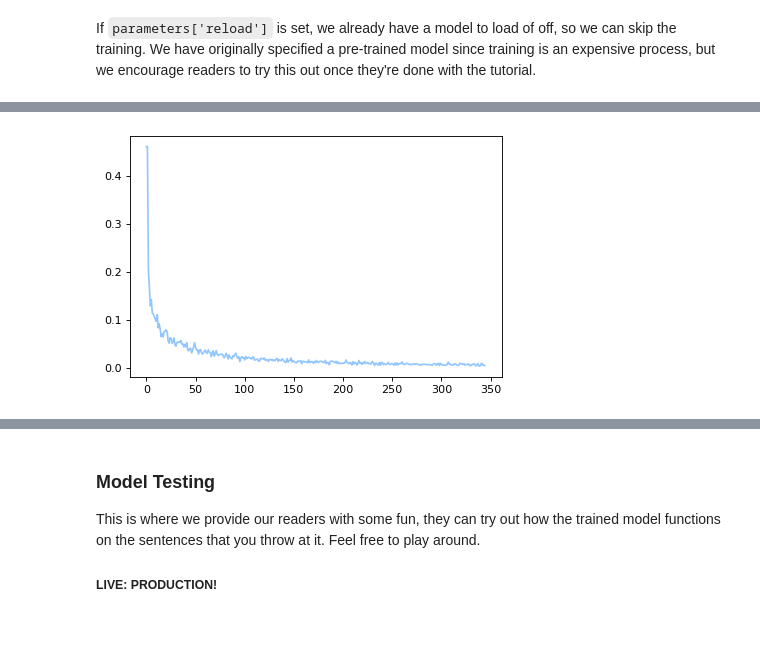
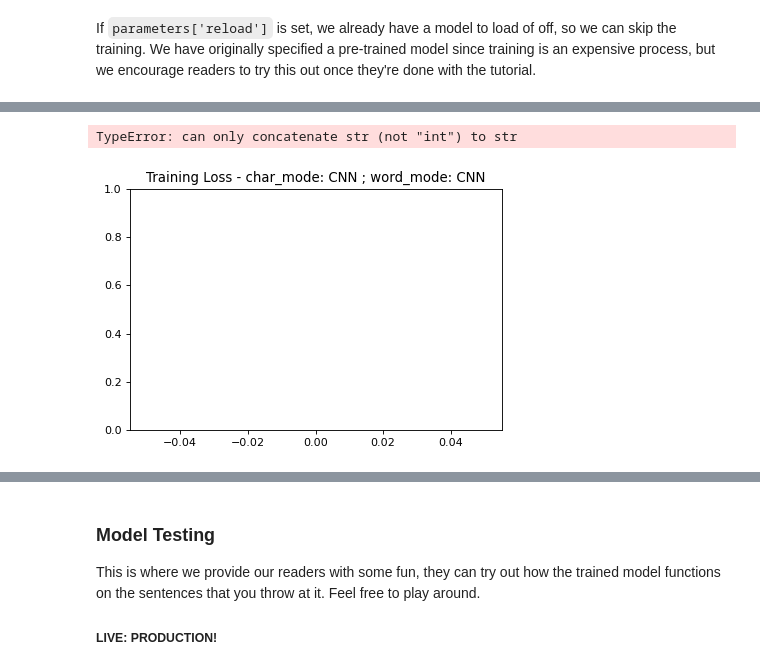
Before and after one commit to yangland/End-to-end-Sequence-Labeling-via-Bi-directional-LSTM-CNNs-CRF-Tutorial, a Jupyter notebook: Named_Entity_Recognition-LSTM-CNN-CRF-Tutorial.ipynb, the cells around one changed output, grey strips where cells are left out. Cells and saved outputs as stored; diff of their text form; code cells hidden in the pictures; blank space fills up the shorter version.

Commit message:
added chart creation
fixed the parameters
added max pooling

```diff
--- a/Named_Entity_Recognition-LSTM-CNN-CRF-Tutorial.ipynb
+++ b/Named_Entity_Recognition-LSTM-CNN-CRF-Tutorial.ipynb
@@ -447,11 +447,11 @@ The paper uses glove vectors 100 dimension vectors trained on the ( Wikipedia 20
 all_word_embeds = {}
 for i, line in enumerate(codecs.open(parameters['embedding_path'], 'r', 'utf-8')):
     s = line.strip().split()
-    if len(s) == parameters['word_dim'] + 1:
+    if len(s) == parameters['word_embedding_dim'] + 1:
         all_word_embeds[s[0]] = np.array([float(i) for i in s[1:]])
 
 #Intializing Word Embedding Matrix
-word_embeds = np.random.uniform(-np.sqrt(0.06), np.sqrt(0.06), (len(word_to_id), parameters['word_dim']))
+word_embeds = np.random.uniform(-np.sqrt(0.06), np.sqrt(0.06), (len(word_to_id),parameters['word_embedding_dim']))
 
 for w in word_to_id:
     if w in all_word_embeds:
@@ -1025,15 +1024,15 @@ def get_neg_log_likelihood(self, sentence, tags, chars2, chars2_length, d):
 # %%
 class BiLSTM_CRF(nn.Module):
 
-    def __init__(self, vocab_size, tag_to_ix, embedding_dim, hidden_dim,
-                 char_to_ix=None, pre_word_embeds=None, char_out_dimension=25,char_embedding_dim=25, use_gpu=False
+    def __init__(self, vocab_size, tag_to_ix, hidden_dim,
+                 char_to_ix=None, pre_word_embeds=None, char_out_dimension=25, char_embedding_dim=25, use_gpu=False
                  , use_crf=True, char_mode='CNN', word_embedding_dim=20, word_mode='LSTM', char_lstm_dim=10):
         '''
         Input parameters:
 
                 vocab_size= Size of vocabulary (int)
                 tag_to_ix = Dictionary that maps NER tags to indices
-                embedding_dim = Dimension of word embeddings (int)
+                word_embedding_dim = Dimension of word embeddings (int)
                 hidden_dim = The hidden dimension of the LSTM layer (int)
                 char_to_ix = Dictionary that maps characters to indices
                 pre_word_embeds = Numpy array which provides mapping from word embeddings to word indices
@@ -1049,7 +1048,7 @@ class BiLSTM_CRF(nn.Module):
 
         #parameter initialization for the model
         self.use_gpu = use_gpu
-        self.embedding_dim = embedding_dim
+        self.word_embedding_dim = word_embedding_dim
         self.hidden_dim = hidden_dim
         self.vocab_size = vocab_size
         self.tag_to_ix = tag_to_ix
@@ -1079,7 +1078,7 @@ class BiLSTM_CRF(nn.Module):
                 self.char_cnn3 = nn.Conv2d(in_channels=1, out_channels=self.out_channels, kernel_size=(3, char_embedding_dim), padding=(2,0))
 
         #Creating Embedding layer with dimension of ( number of words * dimension of each word)
-        self.word_embeds = nn.Embedding(vocab_size, embedding_dim)
+        self.word_embeds = nn.Embedding(vocab_size, self.word_embedding_dim)
         if pre_word_embeds is not None:
             #Initializes the word embeddings with pretrained word embeddings
             self.pre_word_embeds = True
@@ -1098,9 +1097,9 @@ class BiLSTM_CRF(nn.Module):
             #input dimension: word embedding dimension + character level representation
             #bidirectional=True, specifies that we are using the bidirectional LSTM
             if self.char_mode == 'LSTM':
-                self.lstm = nn.LSTM(embedding_dim+char_lstm_dim*2, hidden_dim, bidirectional=True)
+                self.lstm = nn.LSTM(self.word_embedding_dim+char_lstm_dim*2, hidden_dim, bidirectional=True)
             if self.char_mode == 'CNN':
-                self.lstm = nn.LSTM(embedding_dim+self.out_channels, hidden_dim, bidirectional=True)
+                self.lstm = nn.LSTM(self.word_embedding_dim+self.out_channels, hidden_dim, bidirectional=True)
 
             #Initializing the lstm layer using predefined function for initialization
             init_lstm(self.lstm)
@@ -1108,8 +1107,8 @@ class BiLSTM_CRF(nn.Module):
         elif self.word_mode == 'CNN':
             # added self.word_cnn layer
 
-            if word_embedding_dim is not None:
-                self.word_embedding_dim = word_embedding_dim
+            # if word_embedding_dim is not None:
+            #     self.word_embedding_dim = word_embedding_dim
 
             # word CNN based on self.char_mode, output same as LSTM
             self.word_cnn3 = nn.Conv2d(in_channels=1, out_channels=hidden_dim*2, kernel_size=(3, self.word_embedding_dim), padding=(1,0))
@@ -1147,7 +1146,6 @@ print("word_mode:", parameters['word_mode'])
 
 model = BiLSTM_CRF(vocab_size=len(word_to_id),
                     tag_to_ix=tag_to_id,
-                    embedding_dim=parameters['word_dim'],
                     hidden_dim=parameters['word_lstm_dim'],
                     use_gpu=use_gpu,
                     char_to_ix=char_to_id,
@@ -1478,8 +1476,8 @@ if not parameters['reload']:
             if count % len(train_data) == 0:
                 adjust_learning_rate(optimizer, lr=learning_rate/(1+decay_rate*count/len(train_data)))
 
-    print(time.time() - tr)
-    plt.plot(losses.cpu())
+    print("Time(min): ", (time.time() - tr)//60 )
+    plt.plot(losses)
     plt.show()
 
 if not parameters['reload']:
@@ -1530,5 +1513,0 @@ for l in losses:
-# %%
-plt.plot(losses_np)
-plt.show()
-# %% [output]
-[figure, removed]
@@ -1534,0 +1516,17 @@ plt.show()
+# %%
+plt.plot(losses)
+title_str = "char_mode: " + parameters['char_mode'] + " ; word_mode: " + parameters['word_mode']
+training_title = "Training Loss - " + title_str
+plt.title(training_title)
+plt.ylim([0.0, 1.0])
+
+x_label = "every " + str(plot_every) + " iterations"
+plt.xlabel('x - axis')
+plt.ylabel('loss')
+
+loss_file = "training_loss-", "char_" + parameters['char_mode'] + "-word_" + parameters['word_mode'] + ".png"
+plt.savefig(file_name, dpi=300)
+plt.show()
+# %% [output]
+TypeError: can only concatenate str (not "int") to str
+[figure, added]
```
Also changed, not shown: parts of 13 cells of this notebook, 5 other files.
